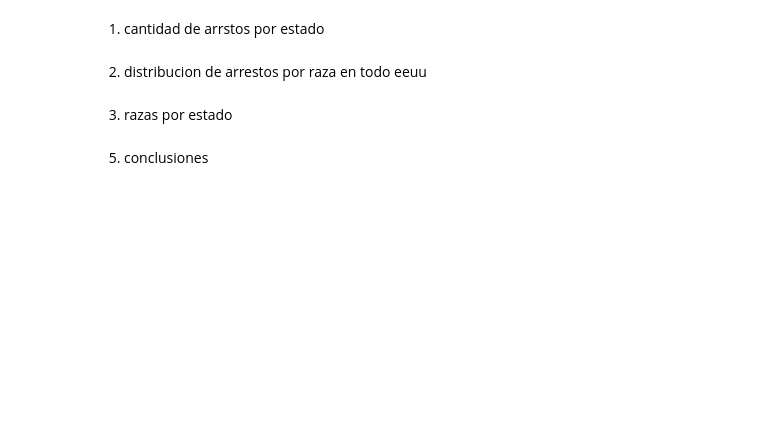
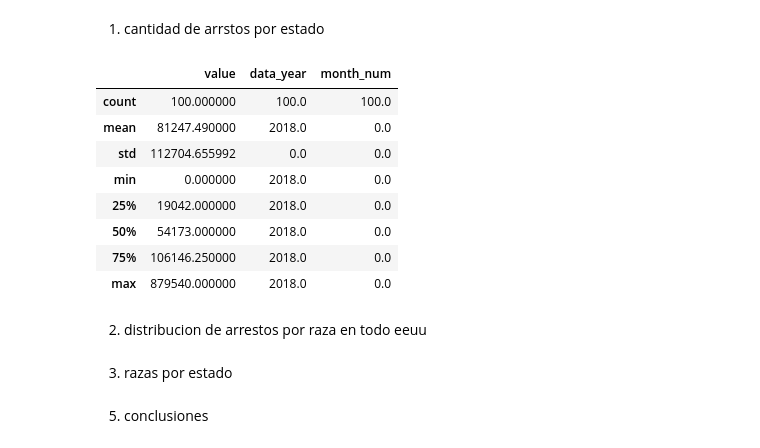
Before and after one commit to daJCP/Proyecto_Ciencia_Datos, a Jupyter notebook: Proyecto/notebook.ipynb, the cells around one changed output. Drawn from its saved outputs; the diff is of its cells as text; code cells hidden in the pictures; blank space fills up the shorter version.

```diff
--- a/Proyecto/notebook.ipynb
+++ b/Proyecto/notebook.ipynb
@@ -52,5 +153,43 @@ tabla_55a_2018.head()
 # %% [markdown]
 1. cantidad de arrstos por estado
+# %%
+# cual es el estado con mayor numero de arrestos por raza y por año
+df_2020_arrestos_white = pd.DataFrame()
+df_2019_arrestos_white = pd.DataFrame()
+df_2018_arrestos_white = pd.DataFrame()
+
+df_2020_arrestos_black = pd.DataFrame()
+df_2019_arrestos_black = pd.DataFrame()
+df_2018_arrestos_black = pd.DataFrame()
+
+
+for estado in codigos_estados:
+    estado = estado[0]
+    df_estado = df_estados_razas[estado]
+    df_estado['estado'] = estado
+    df_2020_arrestos_white = df_2020_arrestos_white.append(df_estado.loc[17], ignore_index= True)
+    df_2019_arrestos_white = df_2019_arrestos_white.append(df_estado.loc[18], ignore_index= True)
+    df_2018_arrestos_white = df_2018_arrestos_white.append(df_estado.loc[19], ignore_index= True)
+
+    df_2020_arrestos_black = df_2020_arrestos_black.append(df_estado.loc[9], ignore_index= True)
+    df_2019_arrestos_black = df_2019_arrestos_black.append(df_estado.loc[10], ignore_index= True)
+    df_2018_arrestos_black = df_2018_arrestos_black.append(df_estado.loc[11], ignore_index= True)
+# %%
+df_2020_arrestos = pd.DataFrame()
+
+df_2020_arrestos = df_2020_arrestos.append(df_2020_arrestos_white, ignore_index= True )
+df_2020_arrestos = df_2020_arrestos.append(df_2020_arrestos_black, ignore_index= True )
+df_2020_arrestos.describe()
+# %% [output]
+|  | value | data_year | month_num |
+| count | 100.000000 | 100.0 | 100.0 |
+| mean | 81247.490000 | 2018.0 | 0.0 |
+| std | 112704.655992 | 0.0 | 0.0 |
+| min | 0.000000 | 2018.0 | 0.0 |
+| 25% | 19042.000000 | 2018.0 | 0.0 |
+| 50% | 54173.000000 | 2018.0 | 0.0 |
+| 75% | 106146.250000 | 2018.0 | 0.0 |
+| max | 879540.000000 | 2018.0 | 0.0 |
 # %% [markdown]
 2. distribucion de arrestos por raza en todo eeuu
 # %% [markdown]
```
Also changed, not shown: parts of 10 cells of this notebook, 50 other files.
